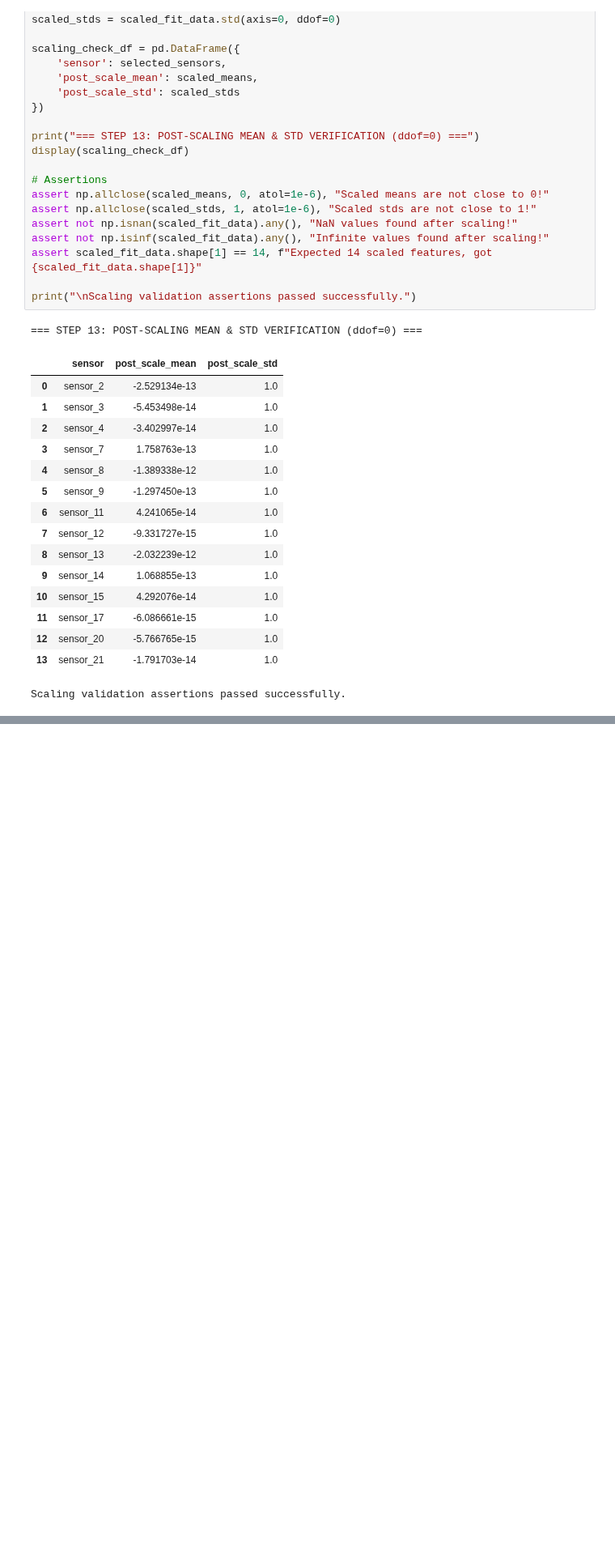
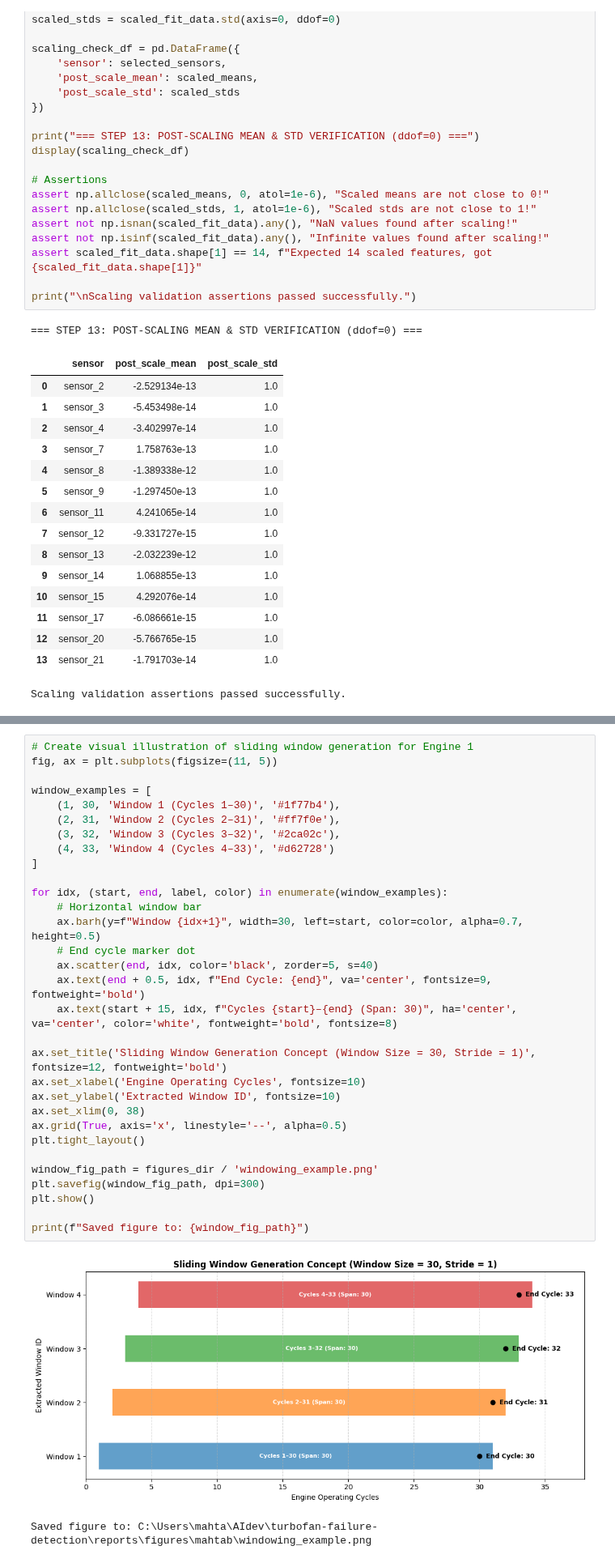
Before and after one commit to spirit-web/turbofan-failure-detection, a Jupyter notebook: notebooks/mahtab_autoencoder.ipynb, the cells around one changed output, grey strips where cells are left out. Shown at 81% size. Drawn from its saved outputs; the diff is of its cells as text; blank space fills up the shorter version.

Commit message:
Add 30-cycle sequence windowing

```diff
--- a/notebooks/mahtab_autoencoder.ipynb
+++ b/notebooks/mahtab_autoencoder.ipynb
@@ -803,0 +1105,34 @@ Below is a concise summary of the preprocessing preparation steps completed for
+# %%
+# Create visual illustration of sliding window generation for Engine 1
+fig, ax = plt.subplots(figsize=(11, 5))
+
+window_examples = [
+    (1, 30, 'Window 1 (Cycles 1–30)', '#1f77b4'),
+    (2, 31, 'Window 2 (Cycles 2–31)', '#ff7f0e'),
+    (3, 32, 'Window 3 (Cycles 3–32)', '#2ca02c'),
+    (4, 33, 'Window 4 (Cycles 4–33)', '#d62728')
+]
+
+for idx, (start, end, label, color) in enumerate(window_examples):
+    # Horizontal window bar
+    ax.barh(y=f"Window {idx+1}", width=30, left=start, color=color, alpha=0.7, height=0.5)
+    # End cycle marker dot
+    ax.scatter(end, idx, color='black', zorder=5, s=40)
+    ax.text(end + 0.5, idx, f"End Cycle: {end}", va='center', fontsize=9, fontweight='bold')
+    ax.text(start + 15, idx, f"Cycles {start}–{end} (Span: 30)", ha='center', va='center', color='white', fontweight='bold', fontsize=8)
+
+ax.set_title('Sliding Window Generation Concept (Window Size = 30, Stride = 1)', fontsize=12, fontweight='bold')
+ax.set_xlabel('Engine Operating Cycles', fontsize=10)
+ax.set_ylabel('Extracted Window ID', fontsize=10)
+ax.set_xlim(0, 38)
+ax.grid(True, axis='x', linestyle='--', alpha=0.5)
+plt.tight_layout()
+
+window_fig_path = figures_dir / 'windowing_example.png'
+plt.savefig(window_fig_path, dpi=300)
+plt.show()
+
+print(f"Saved figure to: {window_fig_path}")
+# %% [output]
+[figure, added]
+Saved figure to: C:\Users\mahta\AIdev\turbofan-failure-detection\reports\figures\mahtab\windowing_example.png
```
Also changed, not shown: parts of 19 cells of this notebook, 1 other file.
